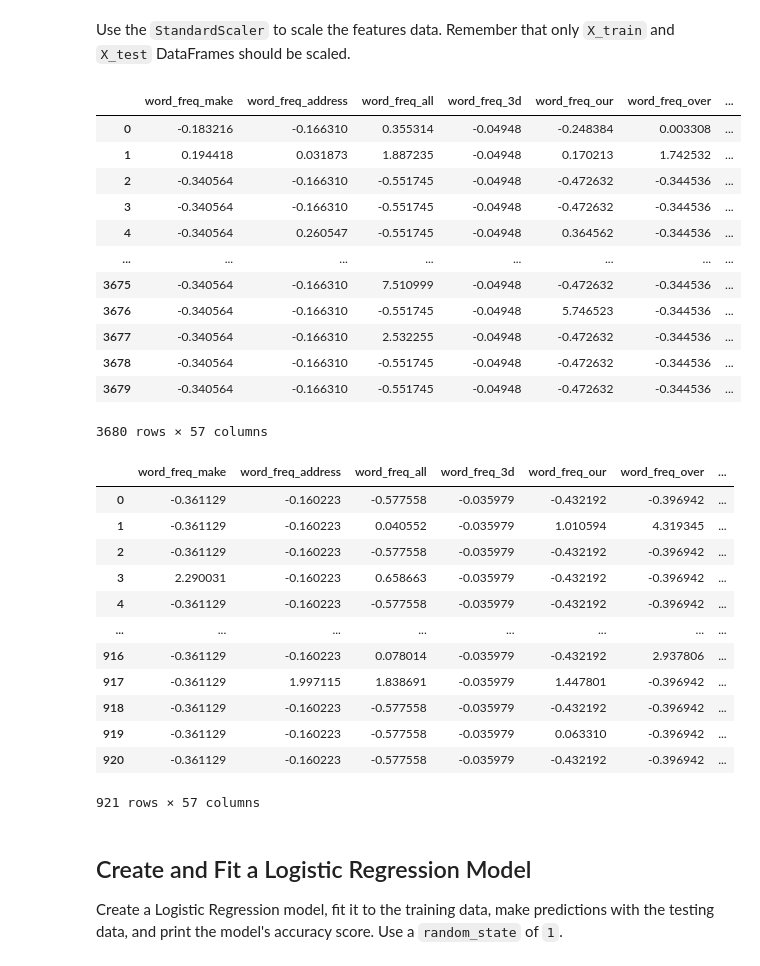
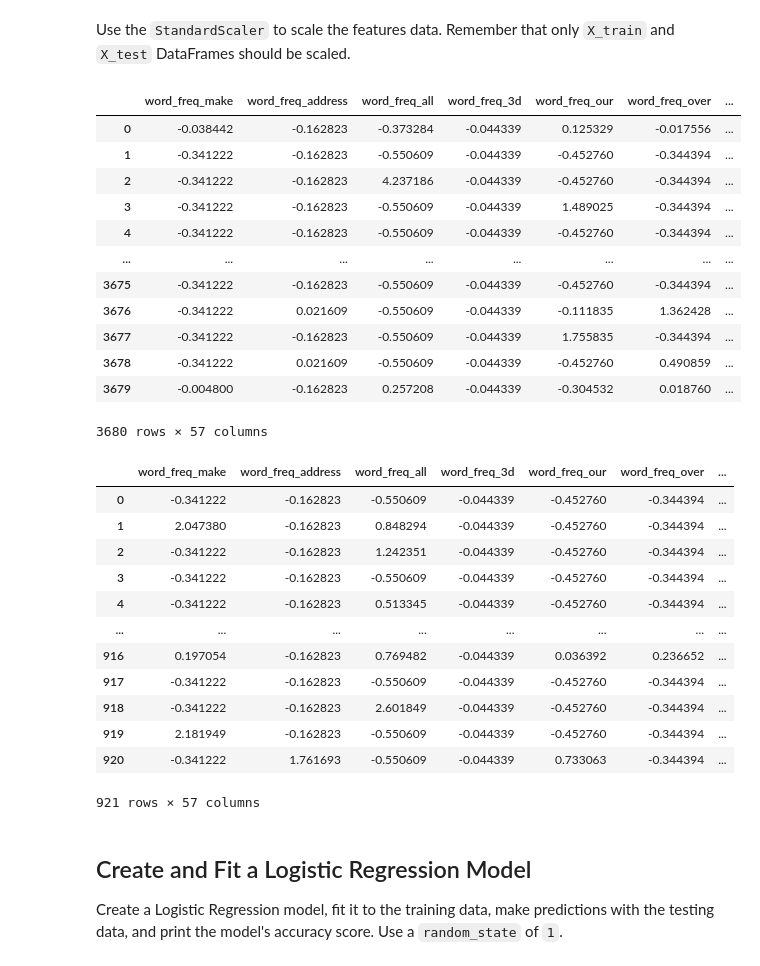
Before and after one commit to inCloset/classification-challenge, a Jupyter notebook: spam_detector.ipynb, the cells around one changed output. Drawn from its saved outputs; the diff is of its cells as text; code cells hidden in the pictures.

```diff
--- a/spam_detector.ipynb
+++ b/spam_detector.ipynb
@@ -136,7 +136,7 @@ array([[1],
 # %%
 # Split the data into X_train, X_test, y_train, y_test
 X_train, X_test, y_train, y_test = train_test_split(
-    X, y, test_size=0.2, random_state=42, stratify=y)
-display(X)
+    X, y, test_size=0.2, random_state=42)
+display(X_train)
 # %% [output]
 |  | word_freq_make | word_freq_address | word_freq_all | word_freq_3d | word_freq_our | word_freq_over | ... |
@@ -155,4 +154,0 @@ display(X)
-# %%
-# Split the data into X_train, X_test, y_train, y_test
-X_train, X_test, y_train, y_test = train_test_split(
-    X, y, test_size=0.2, random_state=42, stratify=y)
@@ -171,42 +159,43 @@ Use the `StandardScaler` to scale the features data. Remember that only `X_train
 # %%
 # Create the StandardScaler instance
 # Fit the Standard Scaler with the training data
 # Scale the training data
 
 scaler = StandardScaler()
-X_train_scaled = scaler.fit_transform(X_train)
-X_test_scaled = scaler.fit_transform(X_test)
+scaler.fit(X_train)
+X_train_scaled = scaler.transform(X_train)
+X_test_scaled = scaler.transform(X_test)
 X_train_scaled = pd.DataFrame(data=X_train_scaled, columns=X_train.columns)
 X_test_scaled = pd.DataFrame(data=X_test_scaled, columns=X_test.columns)
 
 display(X_train_scaled)
 display(X_test_scaled)
 # %% [output]
 |  | word_freq_make | word_freq_address | word_freq_all | word_freq_3d | word_freq_our | word_freq_over | ... |
-| 0 | -0.183216 | -0.166310 | 0.355314 | -0.04948 | -0.248384 | 0.003308 | ... |
-| 1 | 0.194418 | 0.031873 | 1.887235 | -0.04948 | 0.170213 | 1.742532 | ... |
-| 2 | -0.340564 | -0.166310 | -0.551745 | -0.04948 | -0.472632 | -0.344536 | ... |
-| 3 | -0.340564 | -0.166310 | -0.551745 | -0.04948 | -0.472632 | -0.344536 | ... |
-| 4 | -0.340564 | 0.260547 | -0.551745 | -0.04948 | 0.364562 | -0.344536 | ... |
+| 0 | -0.038442 | -0.162823 | -0.373284 | -0.044339 | 0.125329 | -0.017556 | ... |
+| 1 | -0.341222 | -0.162823 | -0.550609 | -0.044339 | -0.452760 | -0.344394 | ... |
+| 2 | -0.341222 | -0.162823 | 4.237186 | -0.044339 | -0.452760 | -0.344394 | ... |
+| 3 | -0.341222 | -0.162823 | -0.550609 | -0.044339 | 1.489025 | -0.344394 | ... |
+| 4 | -0.341222 | -0.162823 | -0.550609 | -0.044339 | -0.452760 | -0.344394 | ... |
 | ... | ... | ... | ... | ... | ... | ... | ... |
-| 3675 | -0.340564 | -0.166310 | 7.510999 | -0.04948 | -0.472632 | -0.344536 | ... |
-| 3676 | -0.340564 | -0.166310 | -0.551745 | -0.04948 | 5.746523 | -0.344536 | ... |
-| 3677 | -0.340564 | -0.166310 | 2.532255 | -0.04948 | -0.472632 | -0.344536 | ... |
-| 3678 | -0.340564 | -0.166310 | -0.551745 | -0.04948 | -0.472632 | -0.344536 | ... |
-| 3679 | -0.340564 | -0.166310 | -0.551745 | -0.04948 | -0.472632 | -0.344536 | ... |
+| 3675 | -0.341222 | -0.162823 | -0.550609 | -0.044339 | -0.452760 | -0.344394 | ... |
+| 3676 | -0.341222 | 0.021609 | -0.550609 | -0.044339 | -0.111835 | 1.362428 | ... |
+| 3677 | -0.341222 | -0.162823 | -0.550609 | -0.044339 | 1.755835 | -0.344394 | ... |
+| 3678 | -0.341222 | 0.021609 | -0.550609 | -0.044339 | -0.452760 | 0.490859 | ... |
+| 3679 | -0.004800 | -0.162823 | 0.257208 | -0.044339 | -0.304532 | 0.018760 | ... |
 3680 rows × 57 columns
 |  | word_freq_make | word_freq_address | word_freq_all | word_freq_3d | word_freq_our | word_freq_over | ... |
-| 0 | -0.361129 | -0.160223 | -0.577558 | -0.035979 | -0.432192 | -0.396942 | ... |
-| 1 | -0.361129 | -0.160223 | 0.040552 | -0.035979 | 1.010594 | 4.319345 | ... |
-| 2 | -0.361129 | -0.160223 | -0.577558 | -0.035979 | -0.432192 | -0.396942 | ... |
-| 3 | 2.290031 | -0.160223 | 0.658663 | -0.035979 | -0.432192 | -0.396942 | ... |
-| 4 | -0.361129 | -0.160223 | -0.577558 | -0.035979 | -0.432192 | -0.396942 | ... |
+| 0 | -0.341222 | -0.162823 | -0.550609 | -0.044339 | -0.452760 | -0.344394 | ... |
+| 1 | 2.047380 | -0.162823 | 0.848294 | -0.044339 | -0.452760 | -0.344394 | ... |
+| 2 | -0.341222 | -0.162823 | 1.242351 | -0.044339 | -0.452760 | -0.344394 | ... |
+| 3 | -0.341222 | -0.162823 | -0.550609 | -0.044339 | -0.452760 | -0.344394 | ... |
+| 4 | -0.341222 | -0.162823 | 0.513345 | -0.044339 | -0.452760 | -0.344394 | ... |
 | ... | ... | ... | ... | ... | ... | ... | ... |
-| 916 | -0.361129 | -0.160223 | 0.078014 | -0.035979 | -0.432192 | 2.937806 | ... |
-| 917 | -0.361129 | 1.997115 | 1.838691 | -0.035979 | 1.447801 | -0.396942 | ... |
-| 918 | -0.361129 | -0.160223 | -0.577558 | -0.035979 | -0.432192 | -0.396942 | ... |
-| 919 | -0.361129 | -0.160223 | -0.577558 | -0.035979 | 0.063310 | -0.396942 | ... |
-| 920 | -0.361129 | -0.160223 | -0.577558 | -0.035979 | -0.432192 | -0.396942 | ... |
+| 916 | 0.197054 | -0.162823 | 0.769482 | -0.044339 | 0.036392 | 0.236652 | ... |
+| 917 | -0.341222 | -0.162823 | -0.550609 | -0.044339 | -0.452760 | -0.344394 | ... |
+| 918 | -0.341222 | -0.162823 | 2.601849 | -0.044339 | -0.452760 | -0.344394 | ... |
+| 919 | 2.181949 | -0.162823 | -0.550609 | -0.044339 | -0.452760 | -0.344394 | ... |
+| 920 | -0.341222 | 1.761693 | -0.550609 | -0.044339 | 0.733063 | -0.344394 | ... |
 921 rows × 57 columns
 # %% [markdown]
 ## Create and Fit a Logistic Regression Model
```
Also changed, not shown: parts of 10 cells of this notebook, 1 other file.
